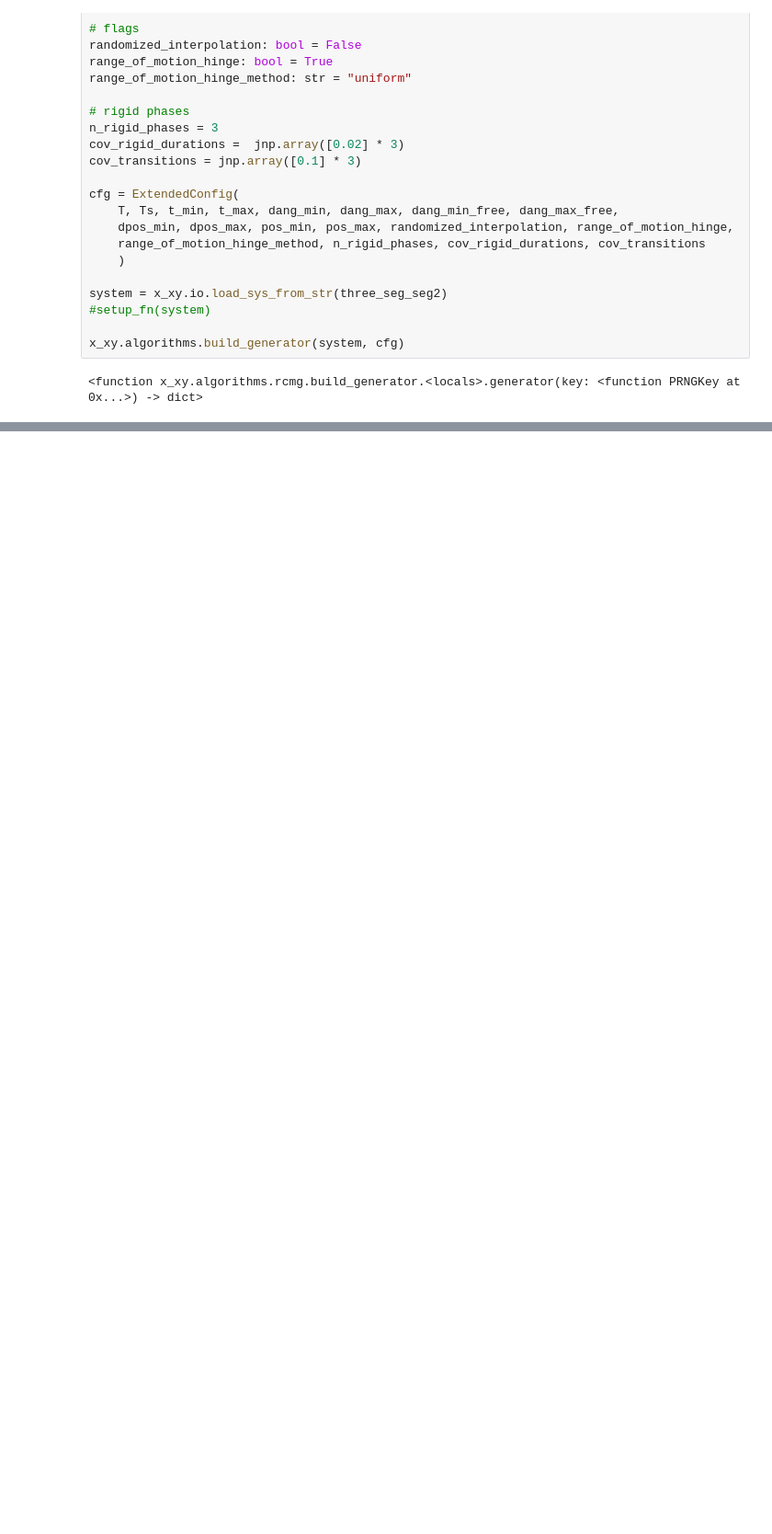
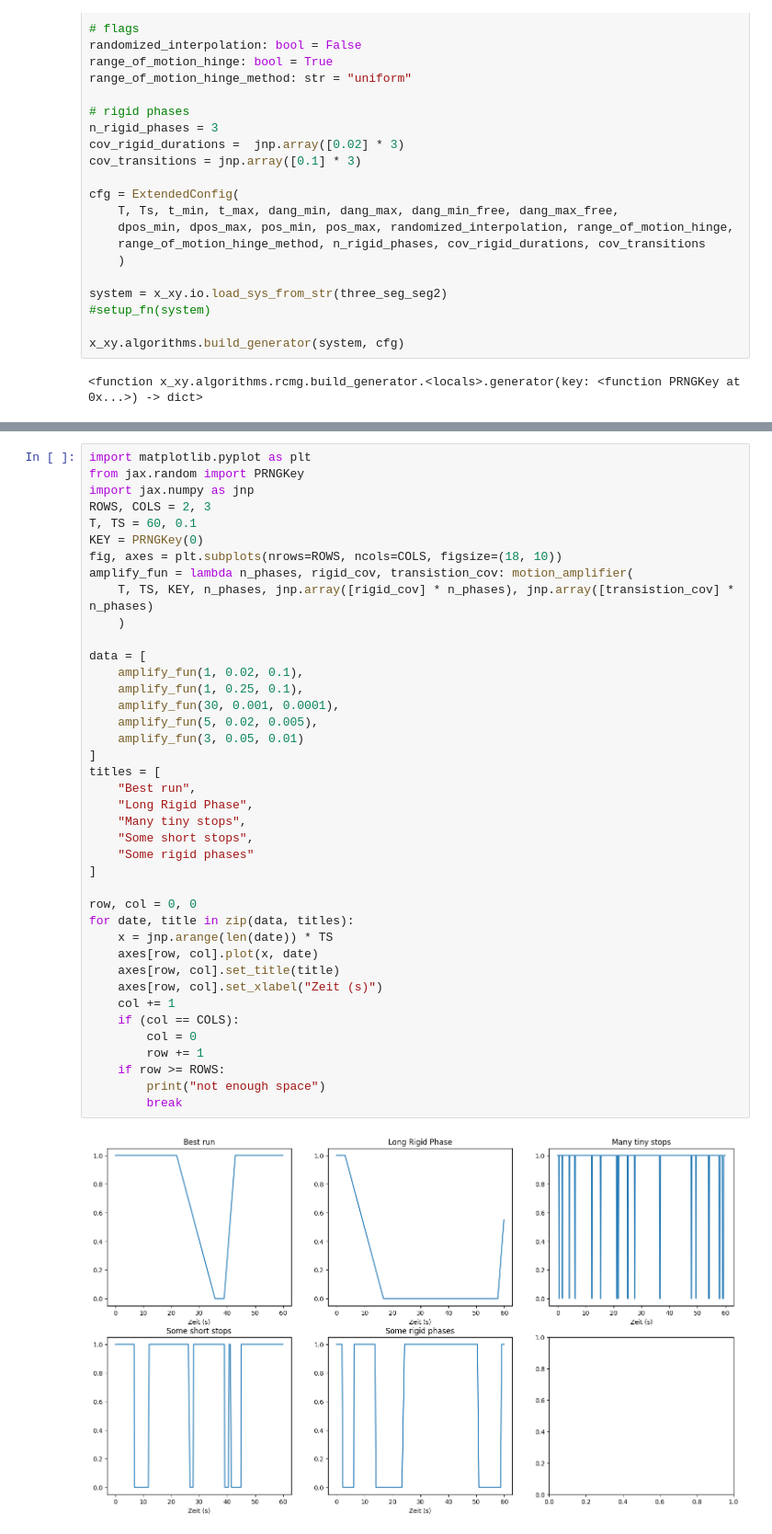
Before and after one commit to motschel123/Prism, a Jupyter notebook: random_test.ipynb, the cells around one changed output, grey strips where cells are left out. Shown: that part at 92% size. Drawn from its saved outputs; the diff is of its cells as text; blank space fills up the shorter version.

```diff
--- a/random_test.ipynb
+++ b/random_test.ipynb
@@ -379,0 +379,42 @@ x_xy.algorithms.build_generator(system, cfg)
+# %%
+import matplotlib.pyplot as plt
+from jax.random import PRNGKey
+import jax.numpy as jnp
+ROWS, COLS = 2, 3
+T, TS = 60, 0.1
+KEY = PRNGKey(0)
+fig, axes = plt.subplots(nrows=ROWS, ncols=COLS, figsize=(18, 10))
+amplify_fun = lambda n_phases, rigid_cov, transistion_cov: motion_amplifier(
+    T, TS, KEY, n_phases, jnp.array([rigid_cov] * n_phases), jnp.array([transistion_cov] * n_phases)
+    )
+
+data = [
+    amplify_fun(1, 0.02, 0.1),
+    amplify_fun(1, 0.25, 0.1),
+    amplify_fun(30, 0.001, 0.0001),
+    amplify_fun(5, 0.02, 0.005),
+    amplify_fun(3, 0.05, 0.01)
+]
+titles = [
+    "Best run",
+    "Long Rigid Phase",
+    "Many tiny stops",
+    "Some short stops",
+    "Some rigid phases"
+]
+
+row, col = 0, 0
+for date, title in zip(data, titles):
+    x = jnp.arange(len(date)) * TS
+    axes[row, col].plot(x, date)
+    axes[row, col].set_title(title)
+    axes[row, col].set_xlabel("Zeit (s)")
+    col += 1
+    if (col == COLS):
+        col = 0
+        row += 1
+    if row >= ROWS:
+        print("not enough space")
+        break
+# %% [output]
+[figure, added]
```
Also changed, not shown: parts of 3 cells of this notebook.
